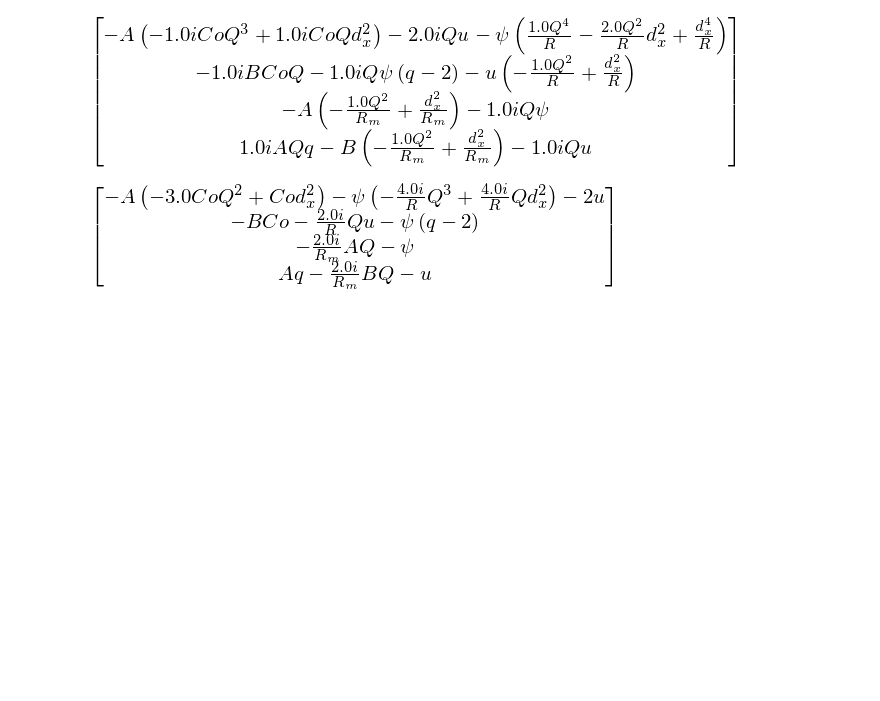
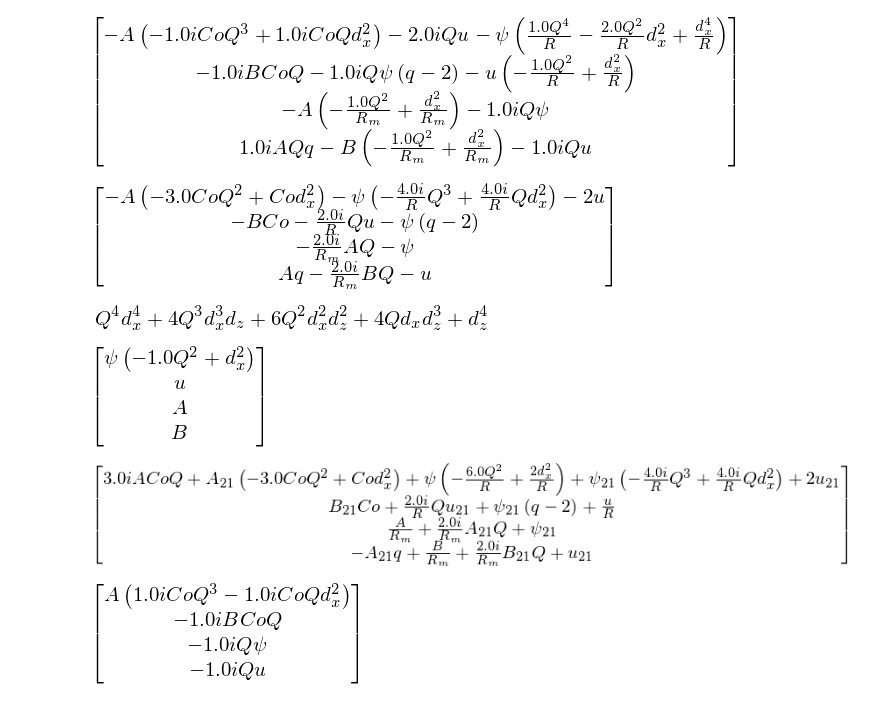
Before and after one commit to jsoishi/weakly_nonlinear_mri, a Jupyter notebook: python/adjoint solution.ipynb, the cells around one changed output. Drawn from its saved outputs; the diff is of its cells as text; code cells hidden in the pictures; blank space fills up the shorter version.

```diff
--- a/python/adjoint solution.ipynb
+++ b/python/adjoint solution.ipynb
@@ -495,3 +495,15 @@ L.subs(dz, 1j*Q)
 -1*((L1twiddle*VT).subs(dz, 1j*Q))
 # %% [output]
 [figure]
+# %%
+((dz + Q*dx)**4).expand()
+# %% [output]
+[figure, added]
+# %%
+((D*VT).subs(dz, 1j*Q))
+# %% [output]
+[figure, added]
+# %%
+(L1twiddle*V21 + L2twiddle*V11).subs(dz, 1j*Q)
+# %% [output]
+[figure, added]
@@ -497,0 +517,4 @@ L.subs(dz, 1j*Q)
+# %%
+(Gtwiddle*V11).subs(dz, 1j*Q)
+# %% [output]
+[figure, added]
```
Also changed, not shown: parts of 2 cells of this notebook, 5 other files.
